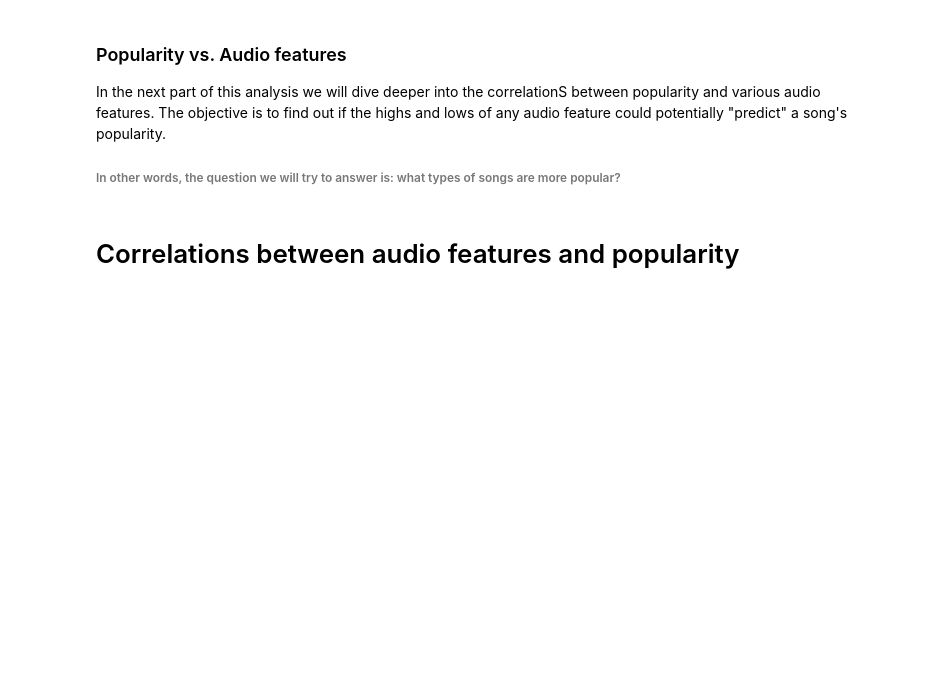
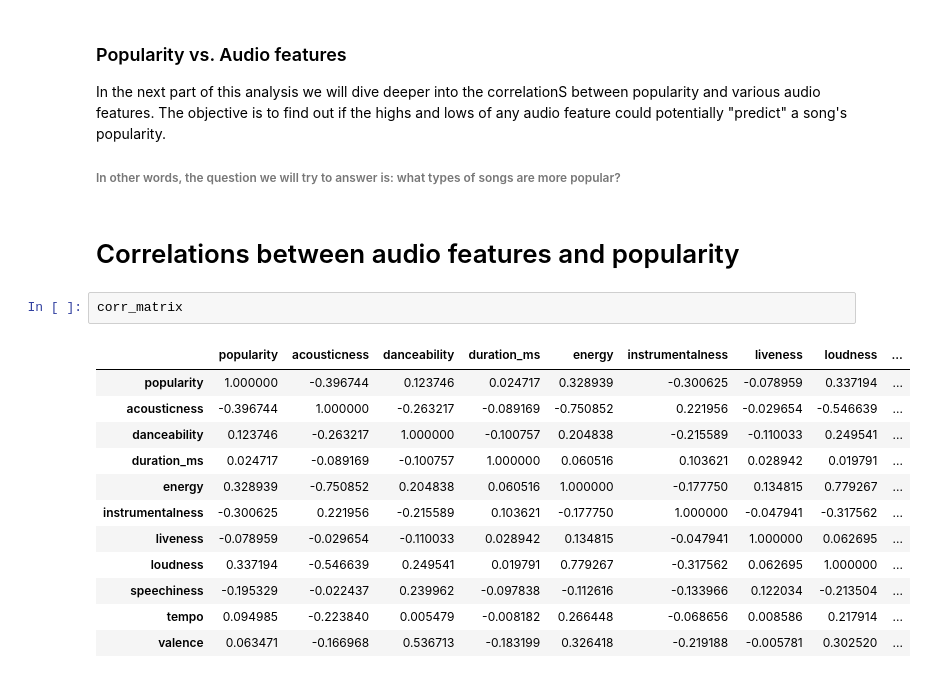
Before and after one commit to ztcnrh/Spotify-Music-Analysis, a Jupyter notebook: analysis/correlations_analysis.ipynb, the cells around one changed output. Cells and saved outputs as stored; diff of their text form; blank space fills up the shorter version.

```diff
--- a/analysis/correlations_analysis.ipynb
+++ b/analysis/correlations_analysis.ipynb
@@ -62,3 +62,18 @@ In the next part of this analysis we will dive deeper into the correlationS betw
 ###### In other words, the question we will try to answer is: what types of songs are more popular?
 # %% [markdown]
 # Correlations between audio features and popularity
+# %%
+corr_matrix
+# %% [output]
+|  | popularity | acousticness | danceability | duration_ms | energy | instrumentalness | liveness | loudness | ... |
+| popularity | 1.000000 | -0.396744 | 0.123746 | 0.024717 | 0.328939 | -0.300625 | -0.078959 | 0.337194 | ... |
+| acousticness | -0.396744 | 1.000000 | -0.263217 | -0.089169 | -0.750852 | 0.221956 | -0.029654 | -0.546639 | ... |
+| danceability | 0.123746 | -0.263217 | 1.000000 | -0.100757 | 0.204838 | -0.215589 | -0.110033 | 0.249541 | ... |
+| duration_ms | 0.024717 | -0.089169 | -0.100757 | 1.000000 | 0.060516 | 0.103621 | 0.028942 | 0.019791 | ... |
+| energy | 0.328939 | -0.750852 | 0.204838 | 0.060516 | 1.000000 | -0.177750 | 0.134815 | 0.779267 | ... |
+| instrumentalness | -0.300625 | 0.221956 | -0.215589 | 0.103621 | -0.177750 | 1.000000 | -0.047941 | -0.317562 | ... |
+| liveness | -0.078959 | -0.029654 | -0.110033 | 0.028942 | 0.134815 | -0.047941 | 1.000000 | 0.062695 | ... |
+| loudness | 0.337194 | -0.546639 | 0.249541 | 0.019791 | 0.779267 | -0.317562 | 0.062695 | 1.000000 | ... |
+| speechiness | -0.195329 | -0.022437 | 0.239962 | -0.097838 | -0.112616 | -0.133966 | 0.122034 | -0.213504 | ... |
+| tempo | 0.094985 | -0.223840 | 0.005479 | -0.008182 | 0.266448 | -0.068656 | 0.008586 | 0.217914 | ... |
+| valence | 0.063471 | -0.166968 | 0.536713 | -0.183199 | 0.326418 | -0.219188 | -0.005781 | 0.302520 | ... |
```
Also changed, not shown: parts of 1 cell of this notebook.
